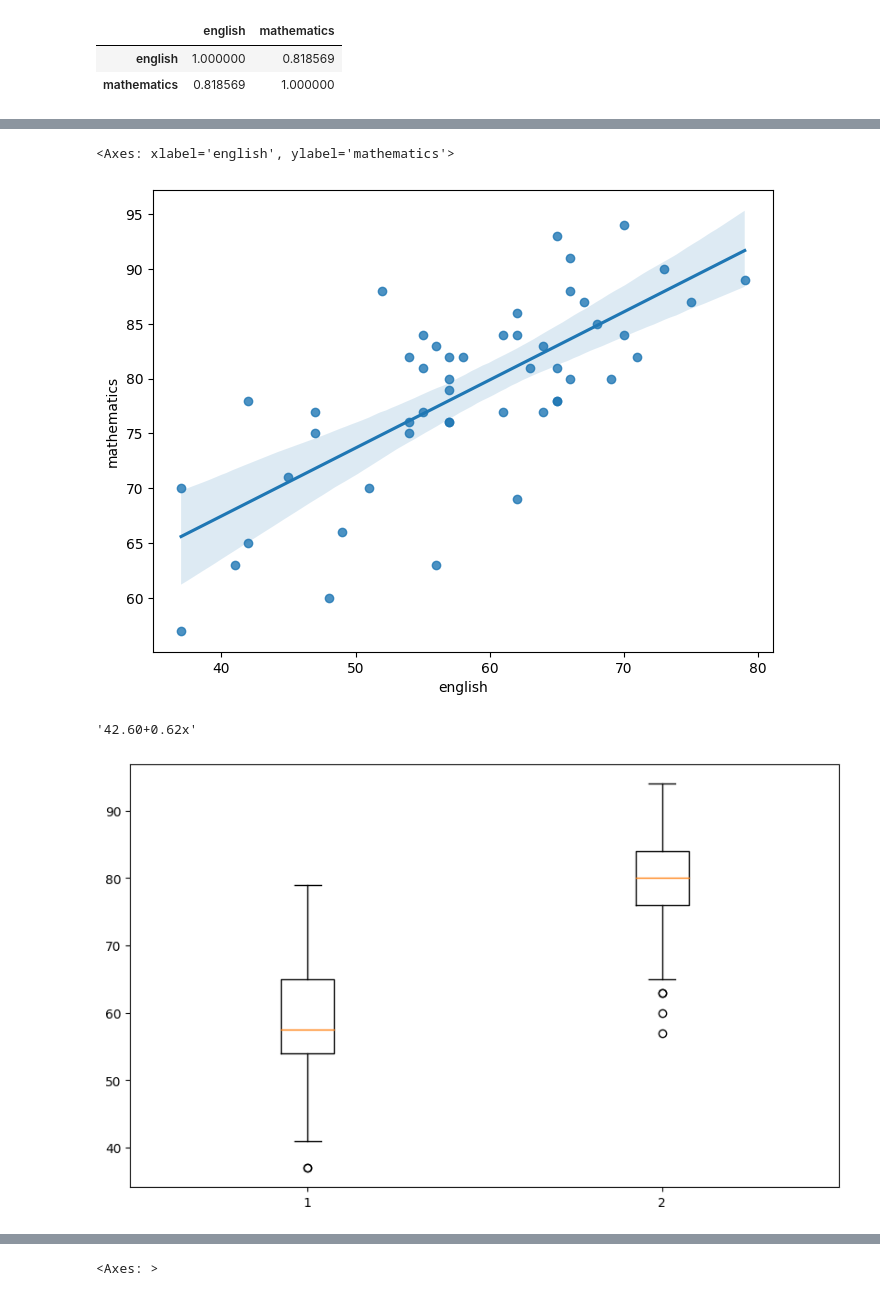
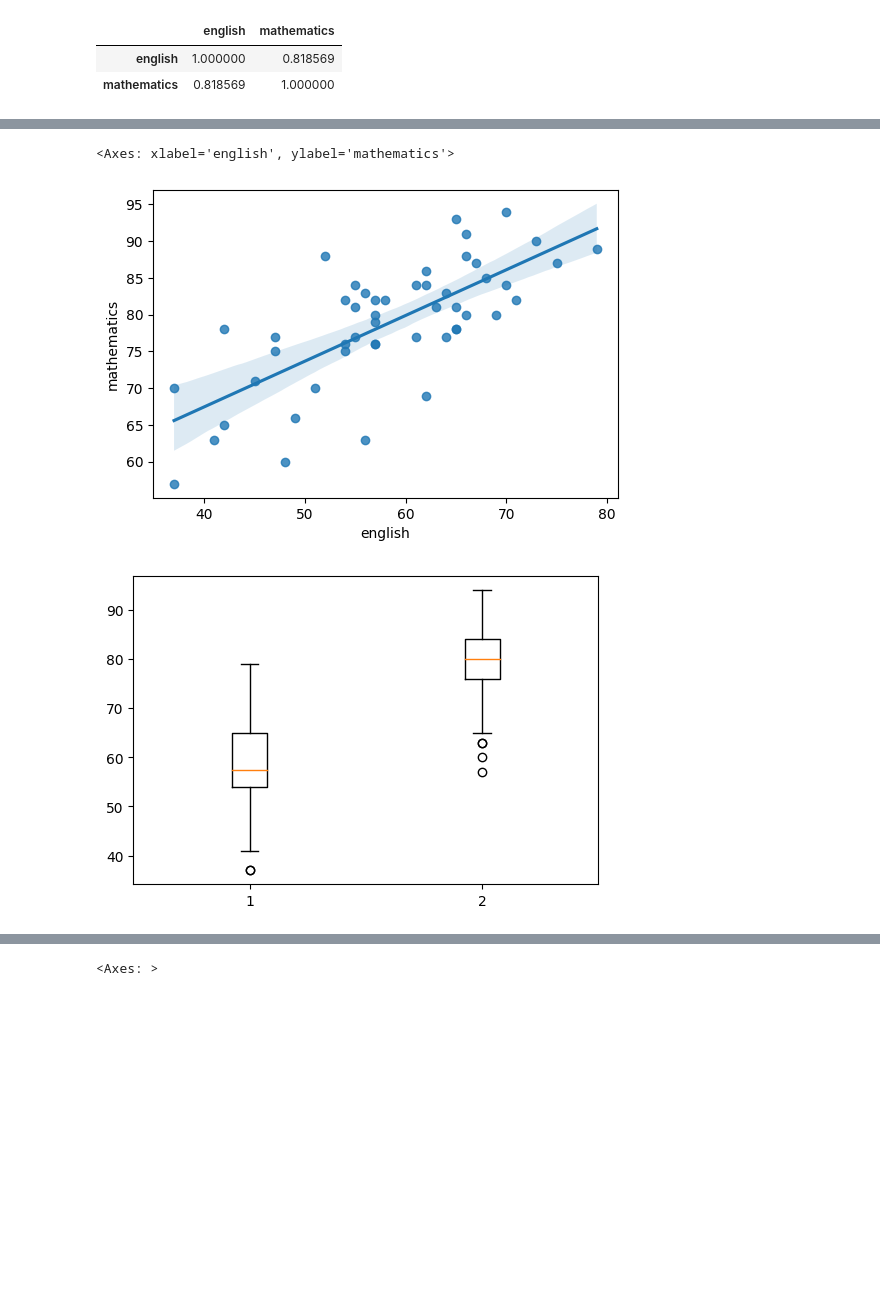
Before and after one commit to bnv20/kdt_2310, a Jupyter notebook: m4_libraries/statistics/stat1_guide.ipynb, the cells around one changed output, grey strips where cells are left out. Cells and saved outputs as stored; diff of their text form; code cells hidden in the pictures; blank space fills up the shorter version.

```diff
--- a/m4_libraries/statistics/stat1_guide.ipynb
+++ b/m4_libraries/statistics/stat1_guide.ipynb
@@ -734,22 +816,14 @@ Text(0, 0.5, 'Mathematices')
 # %%
 import seaborn as sns
-plt.figure(figsize=(8,6))
+plt.figure(figsize=(6,4))
 sns.regplot(data=df,x='english',y='mathematics')
 # %% [output]
 <Axes: xlabel='english', ylabel='mathematics'>
-[figure, old version]
+[figure, new version]
-# %%
-# 회귀직선 구하기
-poly_fit = np.polyfit(english_scores,math_scores,1)
-poly_1d = np.poly1d(poly_fit)
-eq = f'{poly_fit[1]:.2f}+{poly_fit[0]:.2f}x'
-eq
-# %% [output]
-'42.60+0.62x'
 # %%
 # sns.boxplot(data=df,x='english')
-plt.figure(figsize=(10,6))
+plt.figure(figsize=(6,4))
 plt.boxplot([english_scores,math_scores])
 plt.show()
 # %% [output]
-[figure, old version]
+[figure, new version]
```
Also changed, not shown: parts of 99 cells of this notebook, 1 other file.
